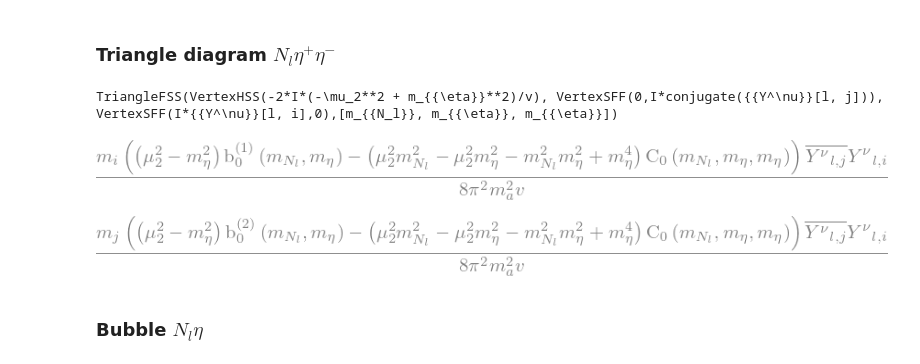
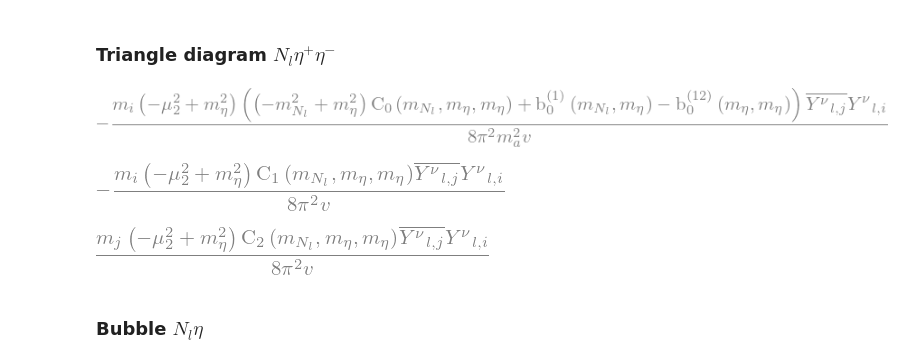
Before and after one commit to moiseszeleny/OneLoopLFVHD, a Jupyter notebook: Examples/Scotogenic Model/Heavy neutrino contribution.ipynb, the cells around one changed output. Saved outputs shown, nothing was run; the diff lists cells and outputs as text; code cells hidden in the pictures.

```diff
--- a/Examples/Scotogenic Model/Heavy neutrino contribution.ipynb
+++ b/Examples/Scotogenic Model/Heavy neutrino contribution.ipynb
@@ -114,18 +114,18 @@ vertex_ηuliNl = lfvhd.VertexSFF(I*Yν[l,i],0)
 ### Triangle diagram $N_l \eta^+ \eta^-$
 # %%
 TriangleNlηuηd = lfvhd.TriangleFSS(vertex_hηuηd,vertex_ηdljNl,vertex_ηuliNl,masasNηη)
-# %%
-TriangleNlηuηd
-# %% [output]
-TriangleFSS(VertexHSS(-2*I*(-\mu_2**2 + m_{{\eta}}**2)/v), VertexSFF(0,I*conjugate({{Y^\nu}}[l, j])), VertexSFF(I*{{Y^\nu}}[l, i],0),[m_{{N_l}}, m_{{\eta}}, m_{{\eta}}])
-# %%
-TriangleNlηuηd.AL_GIM()
-# %% [output]
-[figure, removed]
-# %%
-TriangleNlηuηd.AR_GIM()
-# %% [output]
-[figure, removed]
+# %%
+TriangleNlηuηd.AL().subs(lfvhd.cambiosDivFin(mNul,mη,mη))#.subs(lfvhd.cambios_aprox(mNul,mη,mη))
+# %% [output]
+[figure, added]
+# %%
+TriangleNlηuηd.AL()#_GIM()#.factor()
+# %% [output]
+[figure, added]
+# %%
+TriangleNlηuηd.AR()#_GIM().simplify()
+# %% [output]
+[figure, added]
 # %% [markdown]
 ### Bubble $N_l \eta$
 # %%
```
Also changed, not shown: parts of 38 cells of this notebook, 13 other files.
